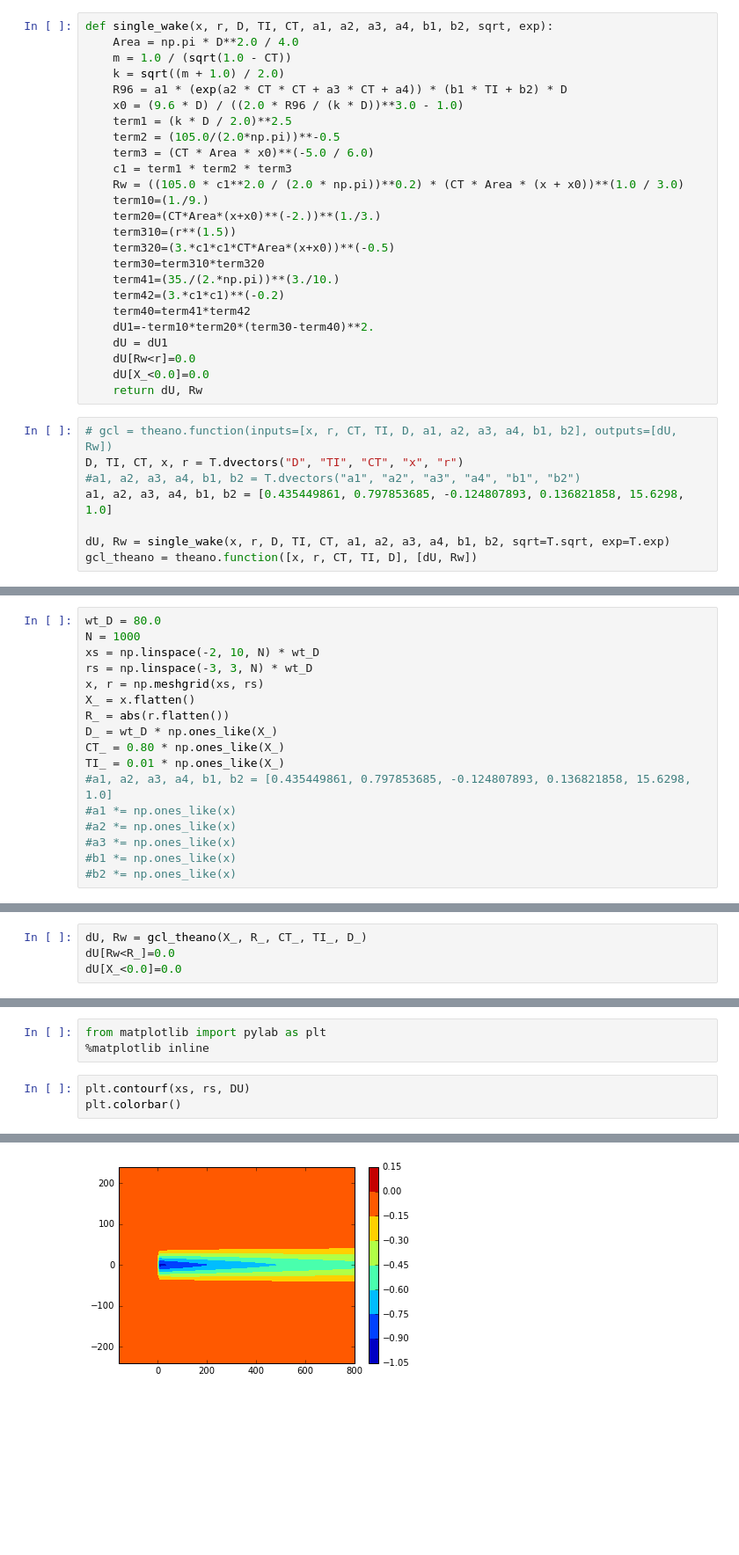
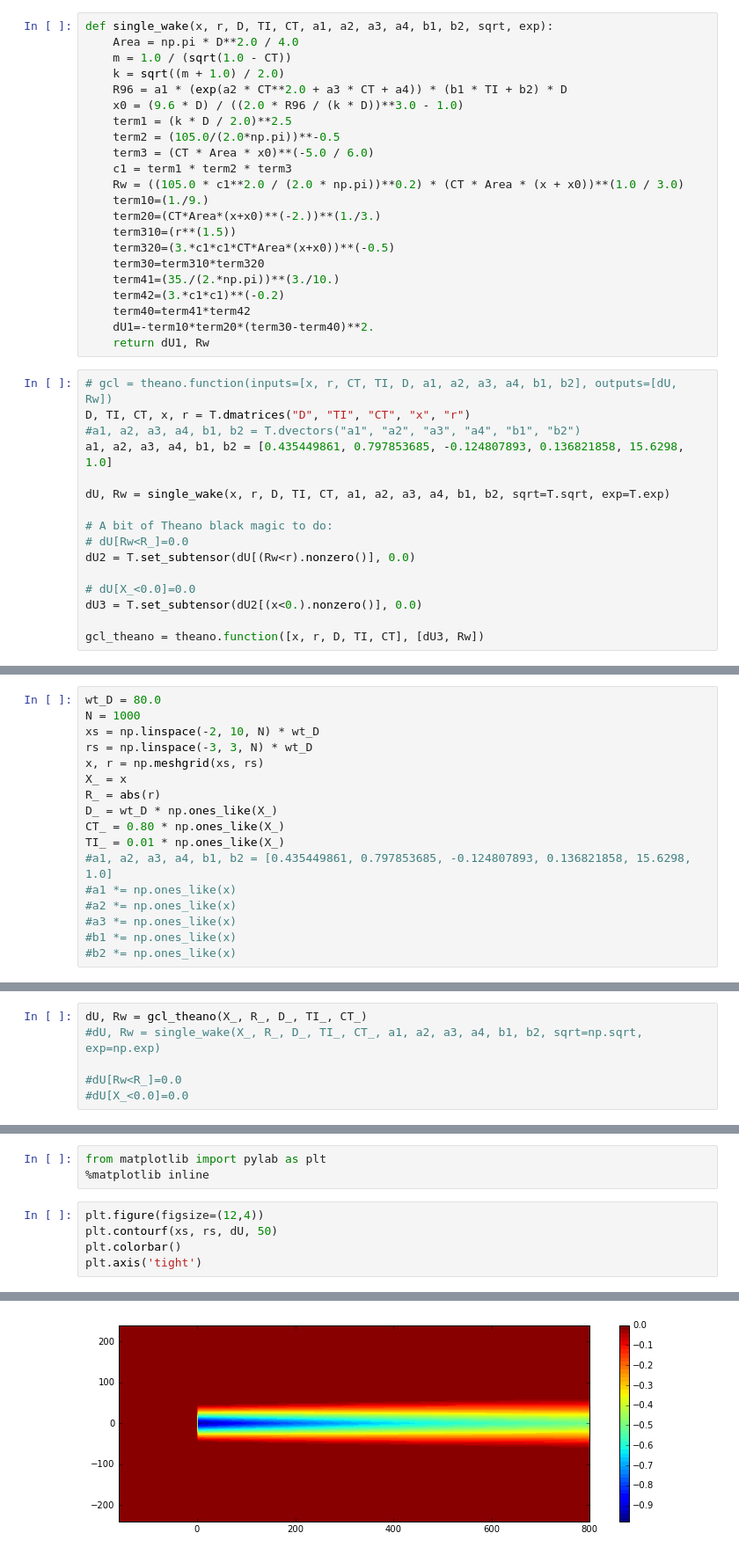
Before and after one commit to FUSED-Wind/FUSED-Wake, a Jupyter notebook: examples/theano.ipynb, the cells around one changed output, grey strips where cells are left out. Shown at 88% size. Cells and saved outputs as stored; diff of their text form; blank space fills up the shorter version.

Commit message:
moving forward with theano notebook

```diff
--- a/examples/theano.ipynb
+++ b/examples/theano.ipynb
@@ -7,7 +7,7 @@ def single_wake(x, r, D, TI, CT, a1, a2, a3, a4, b1, b2, sqrt, exp):
     Area = np.pi * D**2.0 / 4.0
     m = 1.0 / (sqrt(1.0 - CT))
     k = sqrt((m + 1.0) / 2.0)
-    R96 = a1 * (exp(a2 * CT * CT + a3 * CT + a4)) * (b1 * TI + b2) * D
+    R96 = a1 * (exp(a2 * CT**2.0 + a3 * CT + a4)) * (b1 * TI + b2) * D
     x0 = (9.6 * D) / ((2.0 * R96 / (k * D))**3.0 - 1.0)
     term1 = (k * D / 2.0)**2.5
     term2 = (105.0/(2.0*np.pi))**-0.5
@@ -23,15 +23,20 @@ def single_wake(x, r, D, TI, CT, a1, a2, a3, a4, b1, b2, sqrt, exp):
     term42=(3.*c1*c1)**(-0.2)
     term40=term41*term42
     dU1=-term10*term20*(term30-term40)**2.
-    dU = dU1
-    dU[Rw<r]=0.0
-    dU[X_<0.0]=0.0
-    return dU, Rw
+    return dU1, Rw
 # %%
 # gcl = theano.function(inputs=[x, r, CT, TI, D, a1, a2, a3, a4, b1, b2], outputs=[dU, Rw])
-D, TI, CT, x, r = T.dvectors("D", "TI", "CT", "x", "r")
+D, TI, CT, x, r = T.dmatrices("D", "TI", "CT", "x", "r")
 #a1, a2, a3, a4, b1, b2 = T.dvectors("a1", "a2", "a3", "a4", "b1", "b2")
 a1, a2, a3, a4, b1, b2 = [0.435449861, 0.797853685, -0.124807893, 0.136821858, 15.6298, 1.0]
 
 dU, Rw = single_wake(x, r, D, TI, CT, a1, a2, a3, a4, b1, b2, sqrt=T.sqrt, exp=T.exp)
-gcl_theano = theano.function([x, r, CT, TI, D], [dU, Rw])
+
+# A bit of Theano black magic to do:
+# dU[Rw<R_]=0.0
+dU2 = T.set_subtensor(dU[(Rw<r).nonzero()], 0.0)
+
+# dU[X_<0.0]=0.0
+dU3 = T.set_subtensor(dU2[(x<0.).nonzero()], 0.0)
+
+gcl_theano = theano.function([x, r, D, TI, CT], [dU3, Rw])
@@ -45,8 +48,8 @@ N = 1000
 xs = np.linspace(-2, 10, N) * wt_D
 rs = np.linspace(-3, 3, N) * wt_D
 x, r = np.meshgrid(xs, rs)
-X_ = x.flatten()
-R_ = abs(r.flatten())
+X_ = x
+R_ = abs(r)
 D_ = wt_D * np.ones_like(X_)
 CT_ = 0.80 * np.ones_like(X_)
 TI_ = 0.01 * np.ones_like(X_)
@@ -73,4 +76,6 @@ X_.size
 # %%
-dU, Rw = gcl_theano(X_, R_, CT_, TI_, D_)
-dU[Rw<R_]=0.0
-dU[X_<0.0]=0.0
+dU, Rw = gcl_theano(X_, R_, D_, TI_, CT_)
+#dU, Rw = single_wake(X_, R_, D_, TI_, CT_, a1, a2, a3, a4, b1, b2, sqrt=np.sqrt, exp=np.exp)
+
+#dU[Rw<R_]=0.0
+#dU[X_<0.0]=0.0
@@ -80,6 +83,8 @@ DU = dU.reshape(x.shape)
 from matplotlib import pylab as plt
 %matplotlib inline
 # %%
-plt.contourf(xs, rs, DU)
+plt.figure(figsize=(12,4))
+plt.contourf(xs, rs, dU, 50)
 plt.colorbar()
+plt.axis('tight')
 # %% [output]
@@ -87 +92 @@ plt.colorbar()
-[figure, old version]
+[figure, new version]
```
Also changed, not shown: parts of 46 cells of this notebook.
